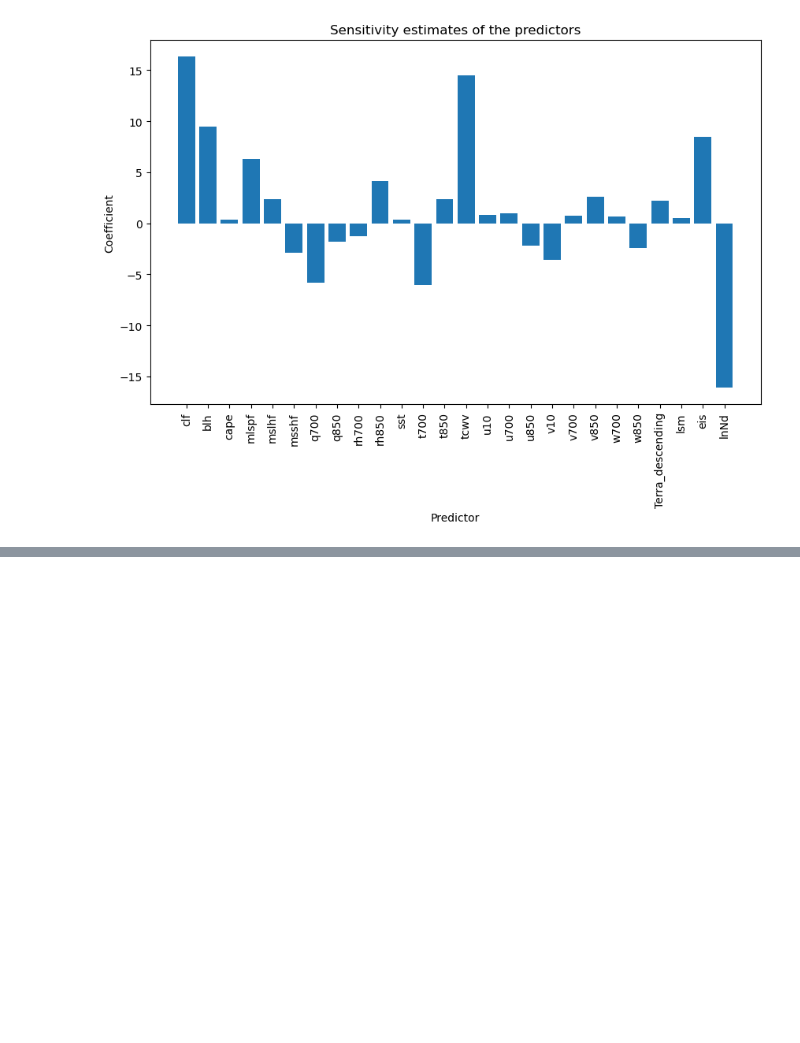
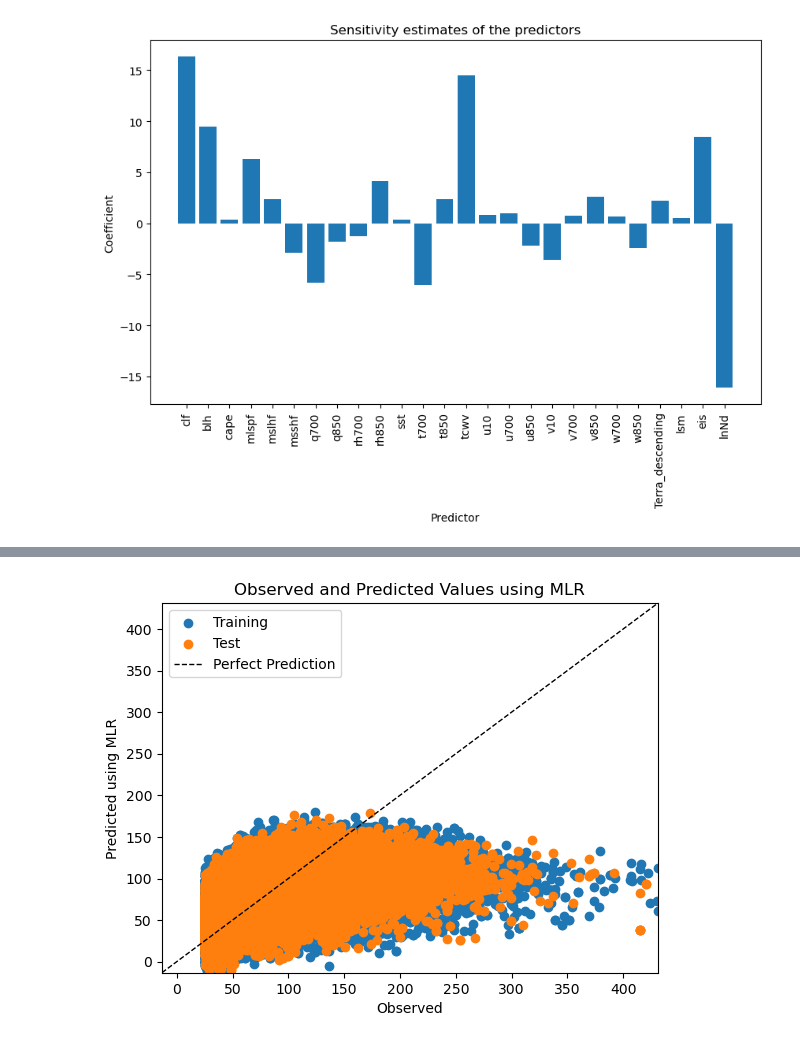
Before and after one commit to satvik007vk/Calisma_LR, a Jupyter notebook: Regression.ipynb, the cells around one changed output, grey strips where cells are left out. Saved outputs shown, nothing was run; the diff lists cells and outputs as text; code cells hidden in the pictures; blank space fills up the shorter version.

```diff
--- a/Regression.ipynb
+++ b/Regression.ipynb
@@ -161,0 +173,35 @@ plt.show()
+# %%
+from sklearn.linear_model import LinearRegression
+import matplotlib.pyplot as plt
+
+# Fit the linear regression model
+mlr = LinearRegression()
+mlr.fit(X_train, y_train)
+
+# Get predictions for training and test data
+y_train_pred = mlr.predict(X_train)
+y_test_pred = mlr.predict(X_test)
+
+# Plot observed vs. predicted for training data
+plt.scatter(y_train, y_train_pred, label='Training')
+
+# Plot observed vs. predicted for test data
+plt.scatter(y_test, y_test_pred, label='Test')
+
+# Set axis limits based on the combined range of observed and predicted values
+min_val = min(y_train.min(), y_train_pred.min(), y_test.min(), y_test_pred.min())
+max_val = max(y_train.max(), y_train_pred.max(), y_test.max(), y_test_pred.max())
+plt.xlim(min_val, max_val)
+plt.ylim(min_val, max_val)
+
+# Add diagonal line for reference (perfect prediction line)
+plt.plot([min_val, max_val], [min_val, max_val], 'k--', linewidth=1, label='Perfect Prediction')
+
+# Add labels and legend
+plt.xlabel('Observed')
+plt.ylabel('Predicted using MLR')
+plt.title("Observed and Predicted Values using MLR")
+plt.legend()
+plt.show()
+# %% [output]
+[figure, added]
```
Also changed, not shown: parts of 6 cells of this notebook, 1 other file.
